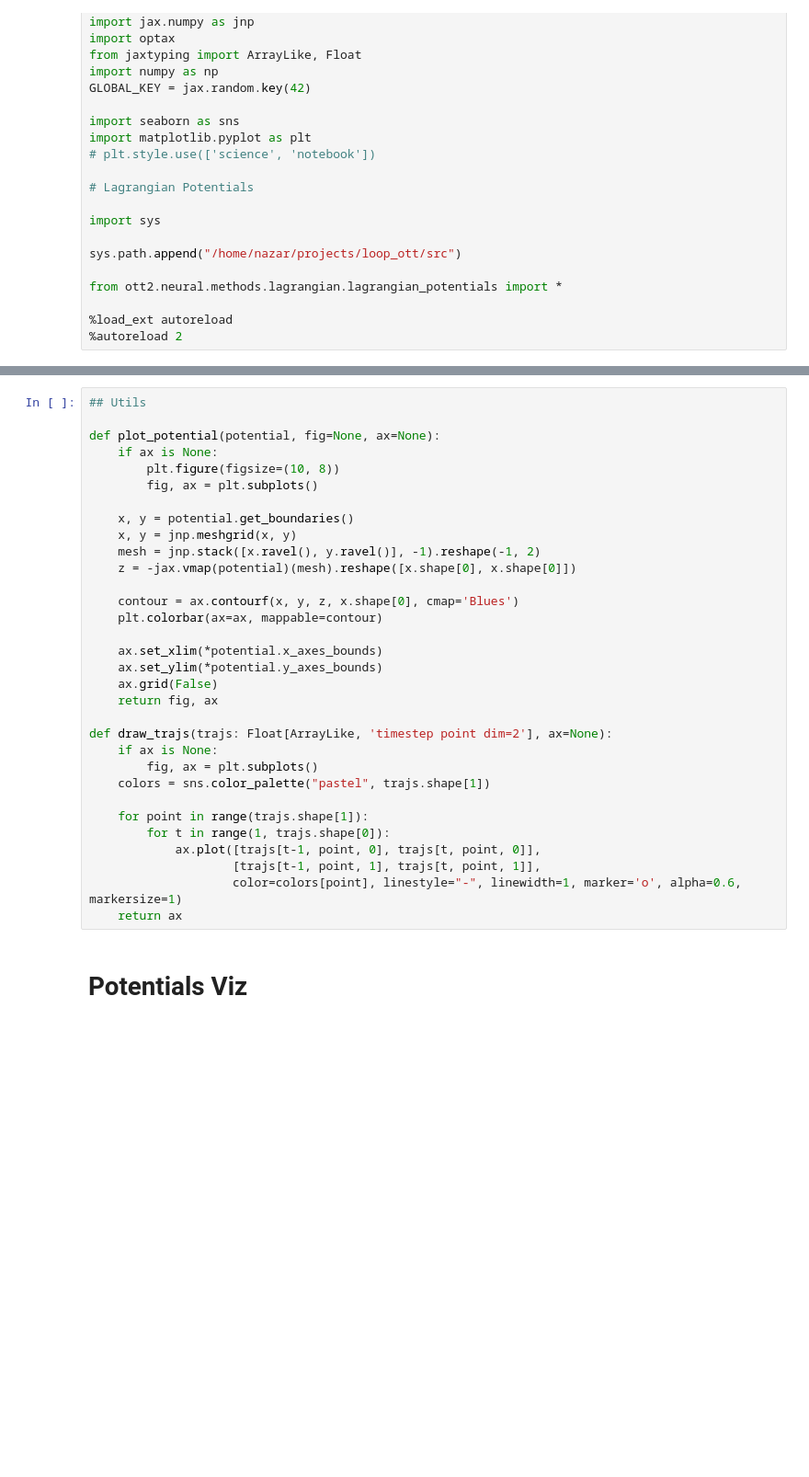
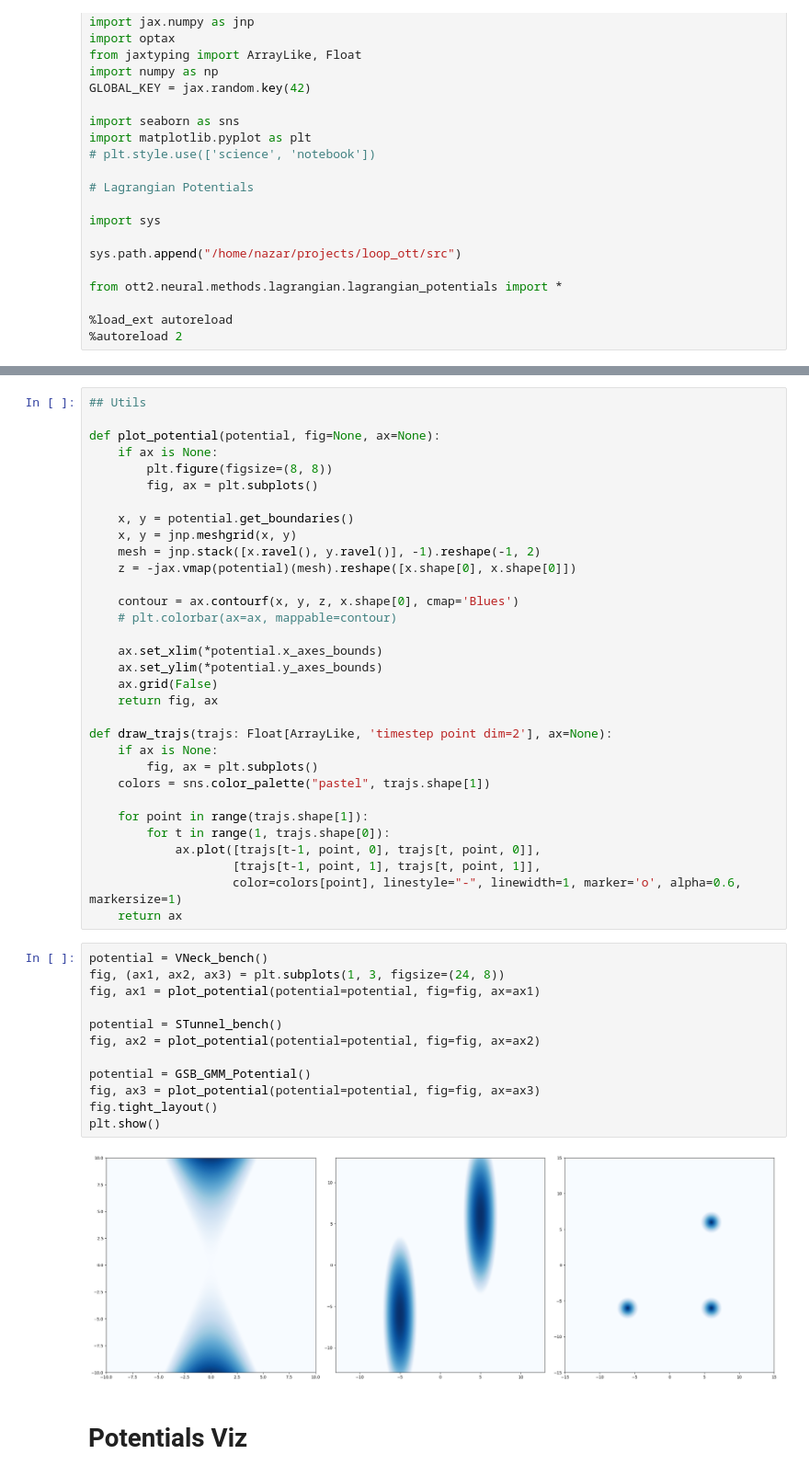
Before and after one commit to skylooop/ott, a Jupyter notebook: docs/tutorials/neural/500_NOCC.ipynb, the cells around one changed output, grey strips where cells are left out. Shown at 92% size. Drawn from its saved outputs; the diff is of its cells as text; blank space fills up the shorter version.

```diff
--- a/docs/tutorials/neural/500_NOCC.ipynb
+++ b/docs/tutorials/neural/500_NOCC.ipynb
@@ -38,7 +54,7 @@ from ott2.neural.methods.lagrangian.lagrangian_potentials import *
 
 def plot_potential(potential, fig=None, ax=None):
     if ax is None:
-        plt.figure(figsize=(10, 8))
+        plt.figure(figsize=(8, 8))
         fig, ax = plt.subplots()
 
     x, y = potential.get_boundaries()
@@ -47,7 +63,7 @@ def plot_potential(potential, fig=None, ax=None):
     z = -jax.vmap(potential)(mesh).reshape([x.shape[0], x.shape[0]])
 
     contour = ax.contourf(x, y, z, x.shape[0], cmap='Blues')
-    plt.colorbar(ax=ax, mappable=contour)
+    # plt.colorbar(ax=ax, mappable=contour)
 
     ax.set_xlim(*potential.x_axes_bounds)
     ax.set_ylim(*potential.y_axes_bounds)
@@ -65,6 +81,20 @@ def draw_trajs(trajs: Float[ArrayLike, 'timestep point dim=2'], ax=None):
                     [trajs[t-1, point, 1], trajs[t, point, 1]],
                     color=colors[point], linestyle="-", linewidth=1, marker='o', alpha=0.6, markersize=1)
     return ax
+# %%
+potential = VNeck_bench()
+fig, (ax1, ax2, ax3) = plt.subplots(1, 3, figsize=(24, 8))
+fig, ax1 = plot_potential(potential=potential, fig=fig, ax=ax1)
+
+potential = STunnel_bench()
+fig, ax2 = plot_potential(potential=potential, fig=fig, ax=ax2)
+
+potential = GSB_GMM_Potential()
+fig, ax3 = plot_potential(potential=potential, fig=fig, ax=ax3)
+fig.tight_layout()
+plt.show()
+# %% [output]
+[figure, added]
 # %% [markdown]
 # Potentials Viz
 # %%
```
Also changed, not shown: parts of 6 cells of this notebook, 4 other files.
